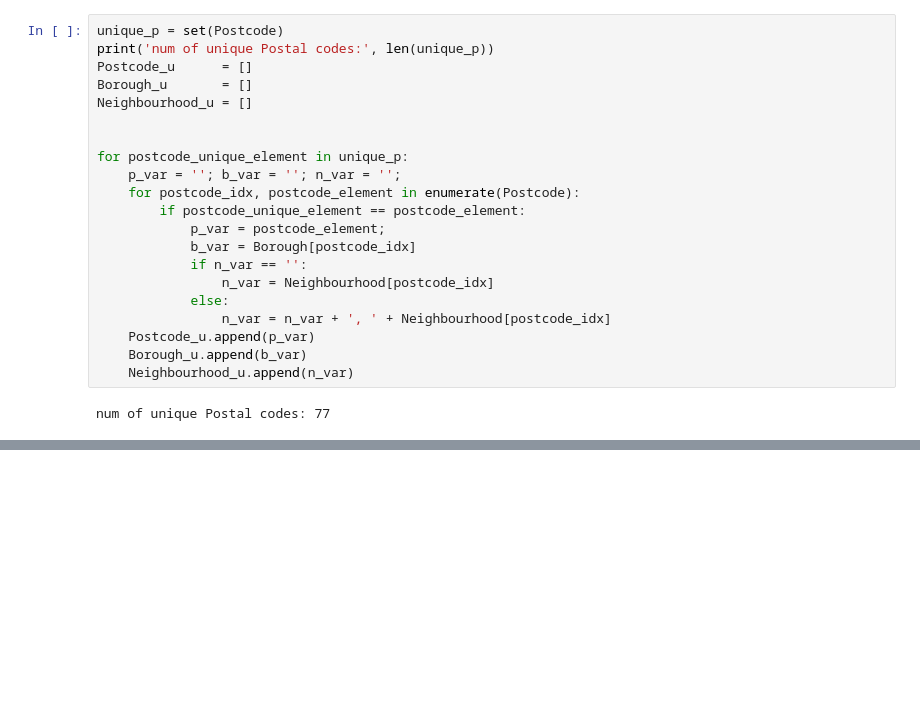
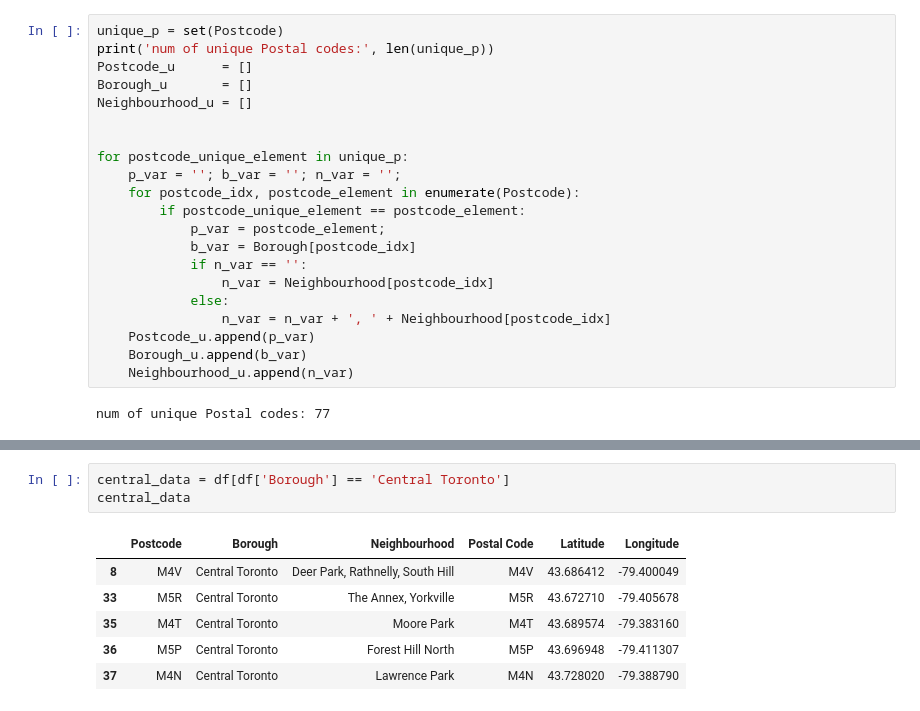
Before and after one commit to dacm21/Coursera_Capstone, a Jupyter notebook: Week 3.ipynb, the cells around one changed output, grey strips where cells are left out. Saved outputs shown, nothing was run; the diff lists cells and outputs as text; blank space fills up the shorter version.

```diff
--- a/Week 3.ipynb
+++ b/Week 3.ipynb
@@ -97,0 +350,10 @@ num of unique Postal codes: 77
+# %%
+central_data = df[df['Borough'] == 'Central Toronto']
+central_data
+# %% [output]
+|  | Postcode | Borough | Neighbourhood | Postal Code | Latitude | Longitude |
+| 8 | M4V | Central Toronto | Deer Park, Rathnelly, South Hill | M4V | 43.686412 | -79.400049 |
+| 33 | M5R | Central Toronto | The Annex, Yorkville | M5R | 43.672710 | -79.405678 |
+| 35 | M4T | Central Toronto | Moore Park | M4T | 43.689574 | -79.383160 |
+| 36 | M5P | Central Toronto | Forest Hill North | M5P | 43.696948 | -79.411307 |
+| 37 | M4N | Central Toronto | Lawrence Park | M4N | 43.728020 | -79.388790 |
```
Also changed, not shown: parts of 35 cells of this notebook.
